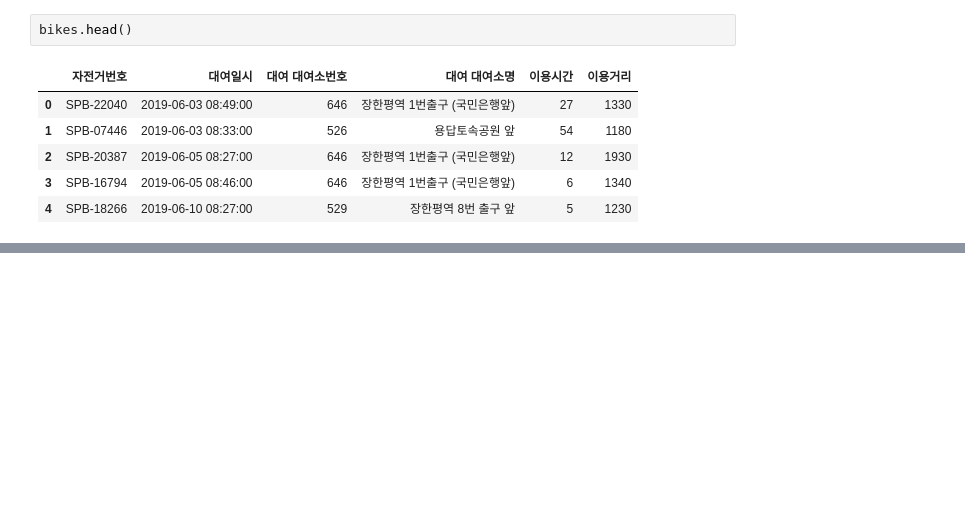
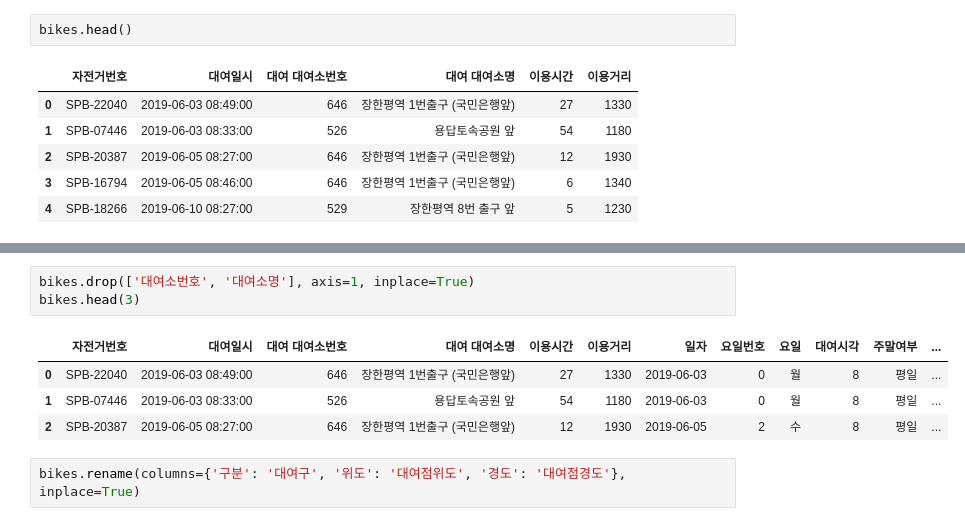
Before and after one commit to SiunKimm/python-data-lab, a Jupyter notebook: data-analysis/bike/practice/bike_practice.ipynb, the cells around one changed output, grey strips where cells are left out. Saved outputs shown, nothing was run; the diff lists cells and outputs as text; blank space fills up the shorter version.

```diff
--- a/data-analysis/bike/practice/bike_practice.ipynb
+++ b/data-analysis/bike/practice/bike_practice.ipynb
@@ -124,0 +215,10 @@ bikes.head()
+# %%
+bikes.drop(['대여소번호', '대여소명'], axis=1, inplace=True)
+bikes.head(3)
+# %% [output]
+|  | 자전거번호 | 대여일시 | 대여 대여소번호 | 대여 대여소명 | 이용시간 | 이용거리 | 일자 | 요일번호 | 요일 | 대여시각 | 주말여부 | ... |
+| 0 | SPB-22040 | 2019-06-03 08:49:00 | 646 | 장한평역 1번출구 (국민은행앞) | 27 | 1330 | 2019-06-03 | 0 | 월 | 8 | 평일 | ... |
+| 1 | SPB-07446 | 2019-06-03 08:33:00 | 526 | 용답토속공원 앞 | 54 | 1180 | 2019-06-03 | 0 | 월 | 8 | 평일 | ... |
+| 2 | SPB-20387 | 2019-06-05 08:27:00 | 646 | 장한평역 1번출구 (국민은행앞) | 12 | 1930 | 2019-06-05 | 2 | 수 | 8 | 평일 | ... |
+# %%
+bikes.rename(columns={'구분': '대여구', '위도': '대여점위도', '경도': '대여점경도'}, inplace=True)
```
Also changed, not shown: parts of 7 cells of this notebook.
